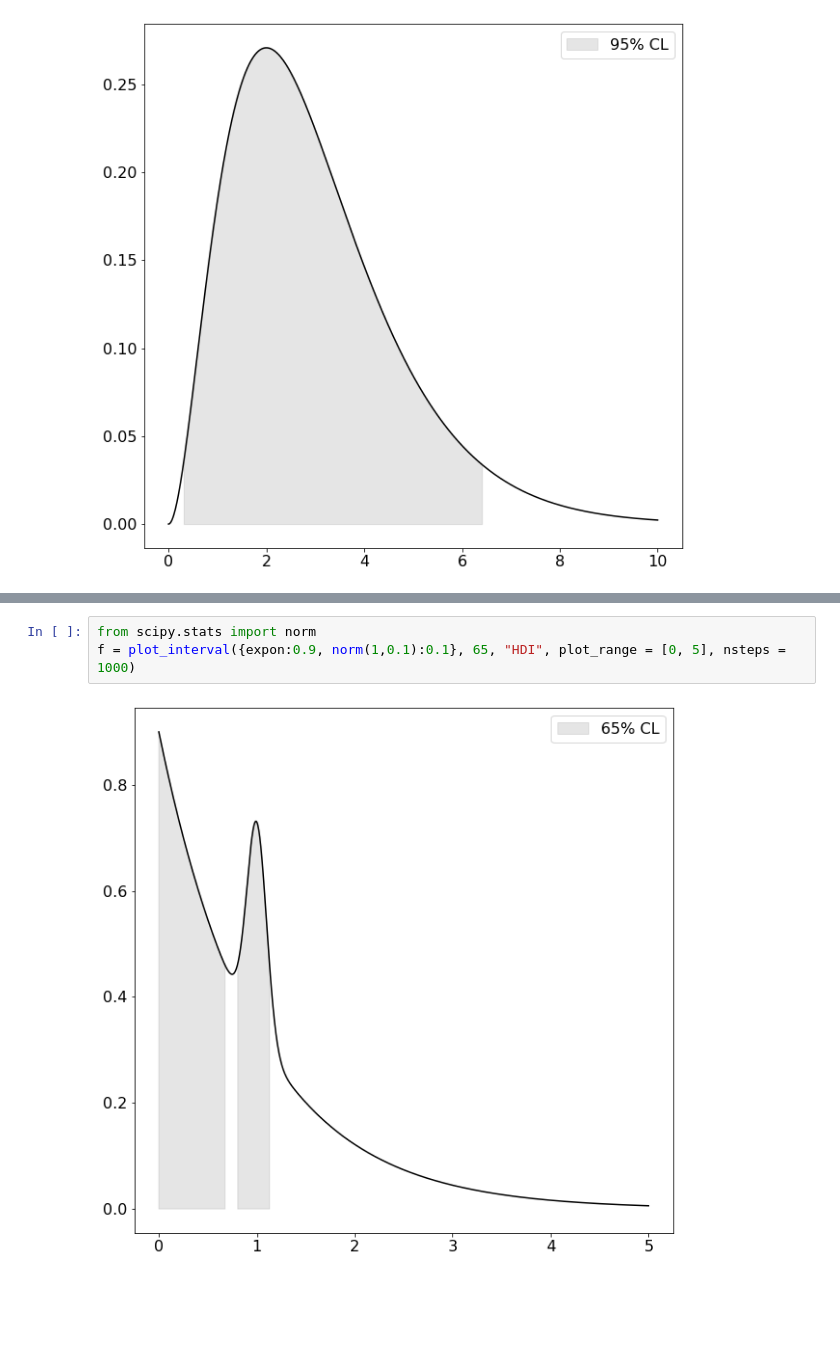
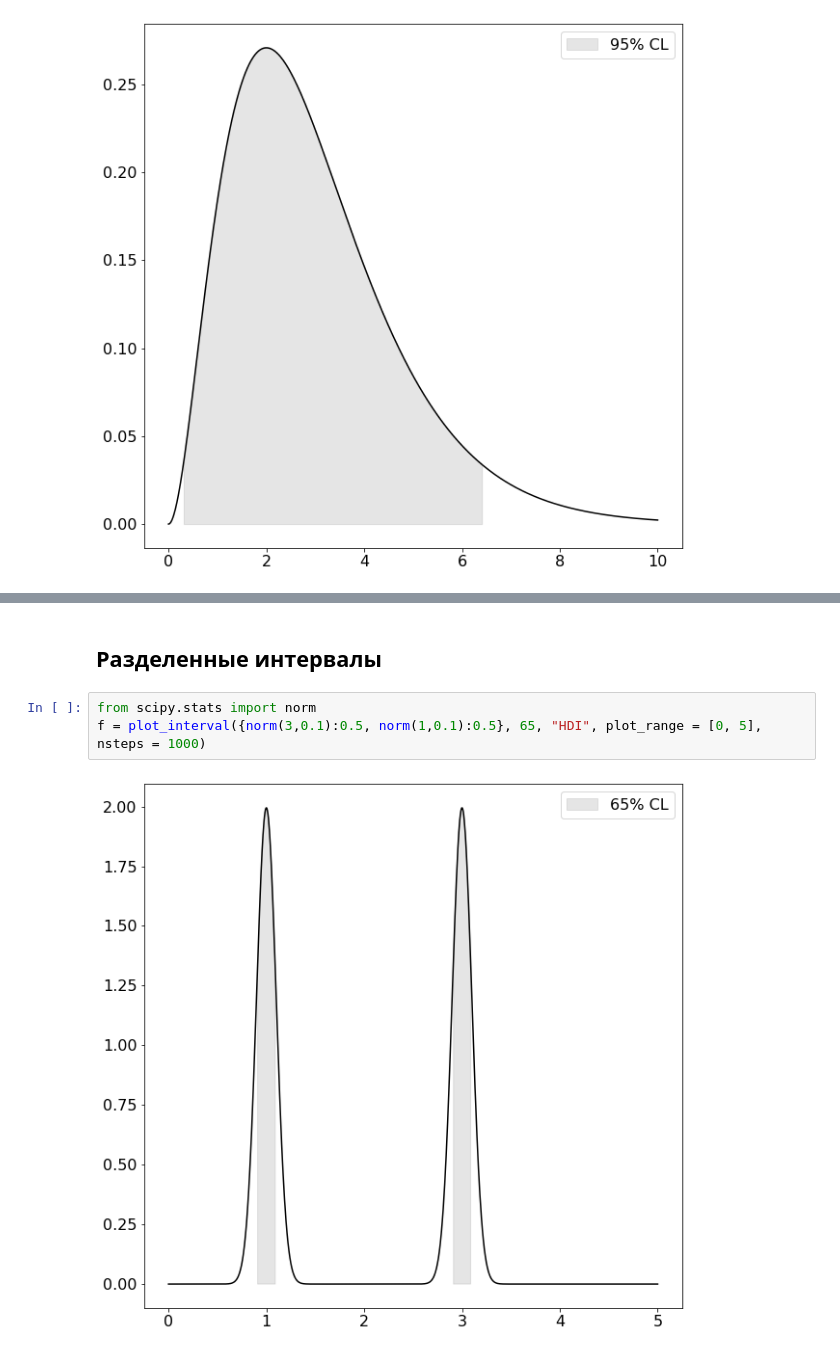
Before and after one commit to mozgit/From-Stats-to-ML, a Jupyter notebook: Lecture7-Intervals.ipynb, the cells around one changed output, grey strips where cells are left out. Saved outputs shown, nothing was run; the diff lists cells and outputs as text; blank space fills up the shorter version.

```diff
--- a/Lecture7-Intervals.ipynb
+++ b/Lecture7-Intervals.ipynb
@@ -142,5 +140,7 @@ f = plot_interval(gamma(3), 95, "central", plot_range = [0, 10], nsteps = 1000)
+# %% [markdown]
+## Разделенные интервалы
 # %%
 from scipy.stats import norm
-f = plot_interval({expon:0.9, norm(1,0.1):0.1}, 65, "HDI", plot_range = [0, 5], nsteps = 1000)
+f = plot_interval({norm(3,0.1):0.5, norm(1,0.1):0.5}, 65, "HDI", plot_range = [0, 5], nsteps = 1000)
 # %% [output]
-[figure, old version]
+[figure, new version]
```
Also changed, not shown: parts of 16 cells of this notebook.
